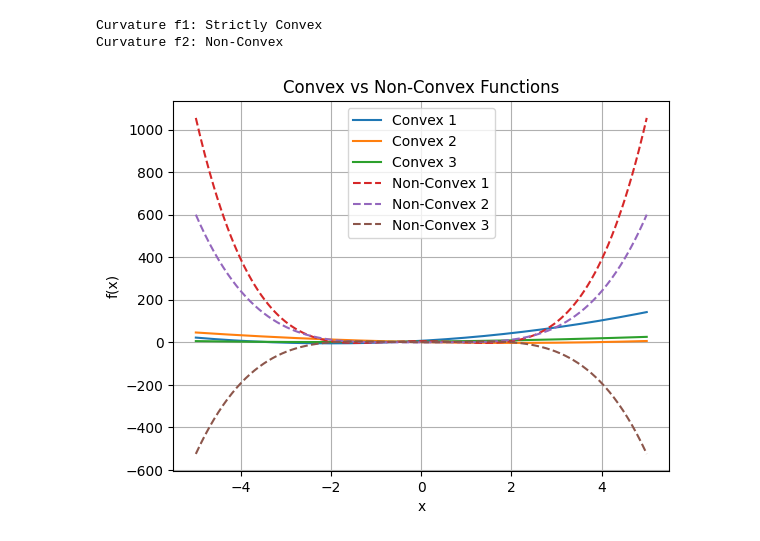
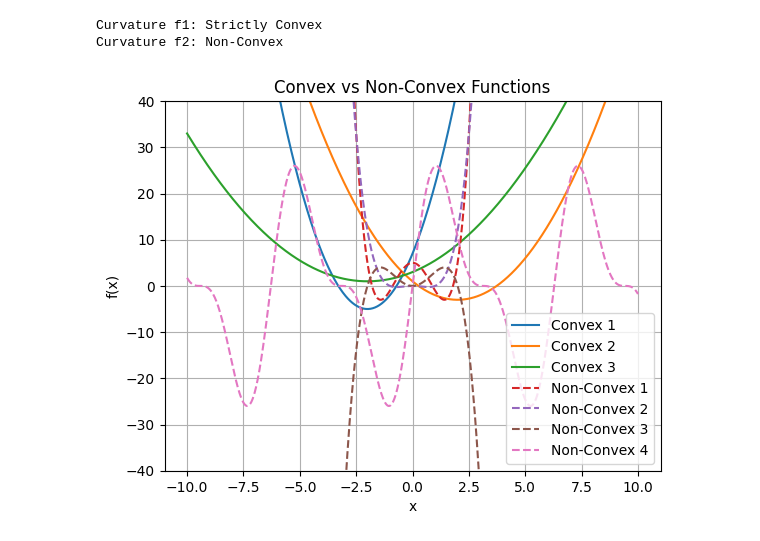
Before and after one commit to sanjaykn8/DL_Lab, a Jupyter notebook: ex1/1-2-1.ipynb, the cells around one changed output. Saved outputs shown, nothing was run; the diff lists cells and outputs as text; code cells hidden in the pictures.

Commit message:
diagram

```diff
--- a/ex1/1-2-1.ipynb
+++ b/ex1/1-2-1.ipynb
@@ -37,22 +37,26 @@ def f3(x): return 0.5*x**2 + 2*x + 3
 def g1(x): return 2*x**4 - 8*x**2 + 5
 def g2(x): return x**4 - x**2
 def g3(x): return -x**4 + 4*x**2
+def g4(x):
+    return 10*np.sin(2*x) + 20*np.sin(x)
 # %%
-points = np.linspace(-5, 5, 400)
+points = np.linspace(-10, 10, 800)
 # %%
 plt.plot(points, f1(points), label="Convex 1")
 plt.plot(points, f2(points), label="Convex 2")
 plt.plot(points, f3(points), label="Convex 3")
 
 plt.plot(points, g1(points), '--', label="Non-Convex 1")
 plt.plot(points, g2(points), '--', label="Non-Convex 2")
 plt.plot(points, g3(points), '--', label="Non-Convex 3")
+plt.plot(points, g4(points), '--', label="Non-Convex 4")
 
+plt.ylim(-40, 40)
 plt.xlabel("x")
 plt.ylabel("f(x)")
 plt.title("Convex vs Non-Convex Functions")
 plt.legend()
 plt.grid(True)
 plt.show()
 # %% [output]
-[figure, old version]
+[figure, new version]
```
Also changed, not shown: 2 other files.
